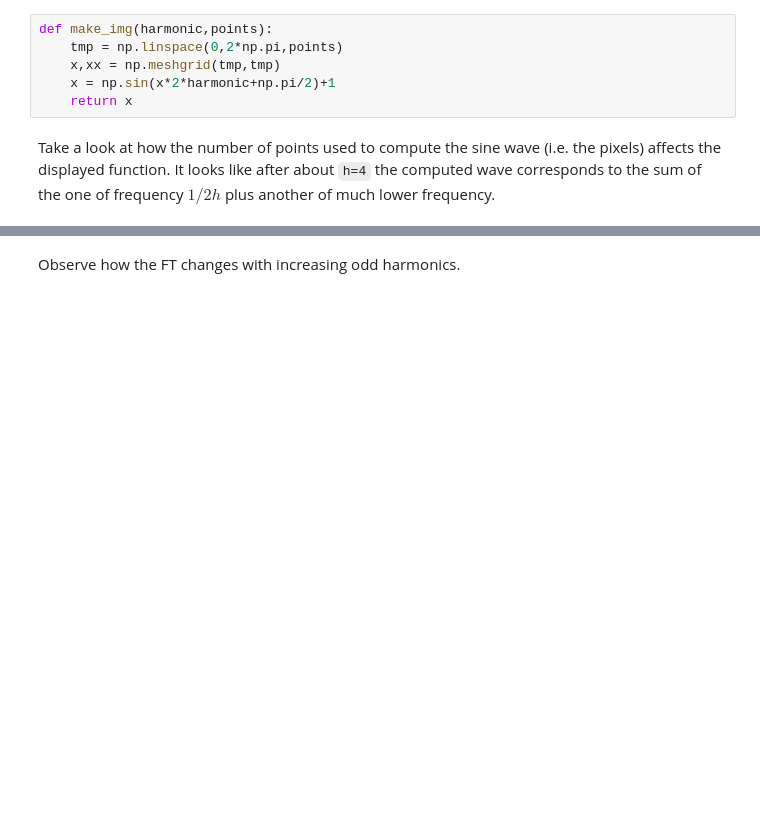
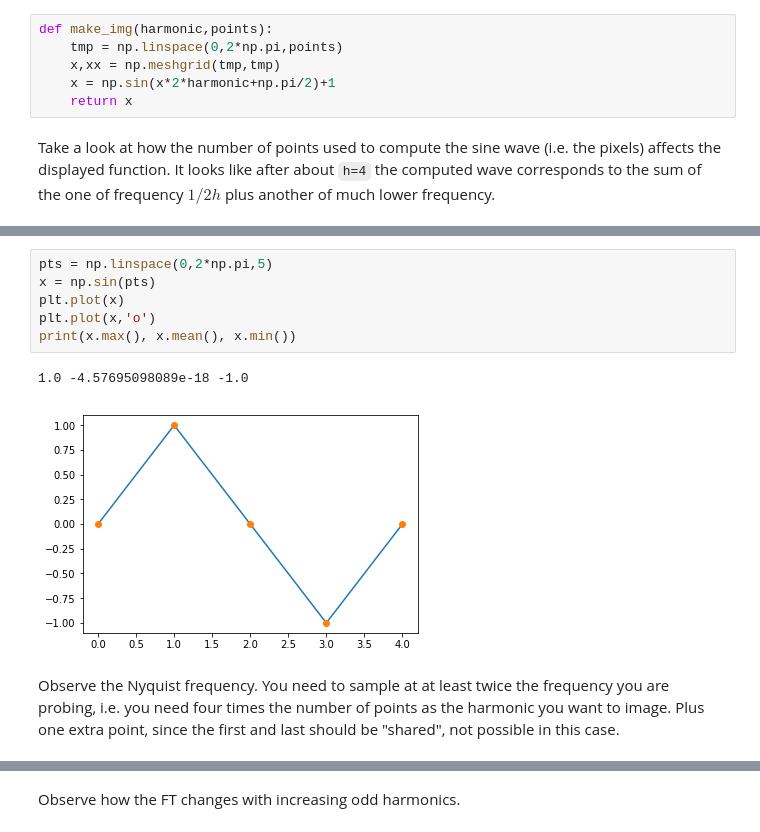
Before and after one commit to ezatterin/notebooks, a Jupyter notebook: learn/play_fft.ipynb, the cells around one changed output, grey strips where cells are left out. Saved outputs shown, nothing was run; the diff lists cells and outputs as text; blank space fills up the shorter version.

```diff
--- a/learn/play_fft.ipynb
+++ b/learn/play_fft.ipynb
@@ -28,0 +33,11 @@ def plt_sin(h,points):
+# %%
+pts = np.linspace(0,2*np.pi,5)
+x = np.sin(pts)
+plt.plot(x)
+plt.plot(x,'o')
+print(x.max(), x.mean(), x.min())
+# %% [output]
+1.0 -4.57695098089e-18 -1.0
+[figure, added]
+# %% [markdown]
+Observe the Nyquist frequency. You need to sample at at least twice the frequency you are probing, i.e. you need four times the number of points as the harmonic you want to image. Plus one extra point, since the first and last should be "shared", not possible in this case.
```
Also changed, not shown: parts of 11 cells of this notebook, 1 other file.
